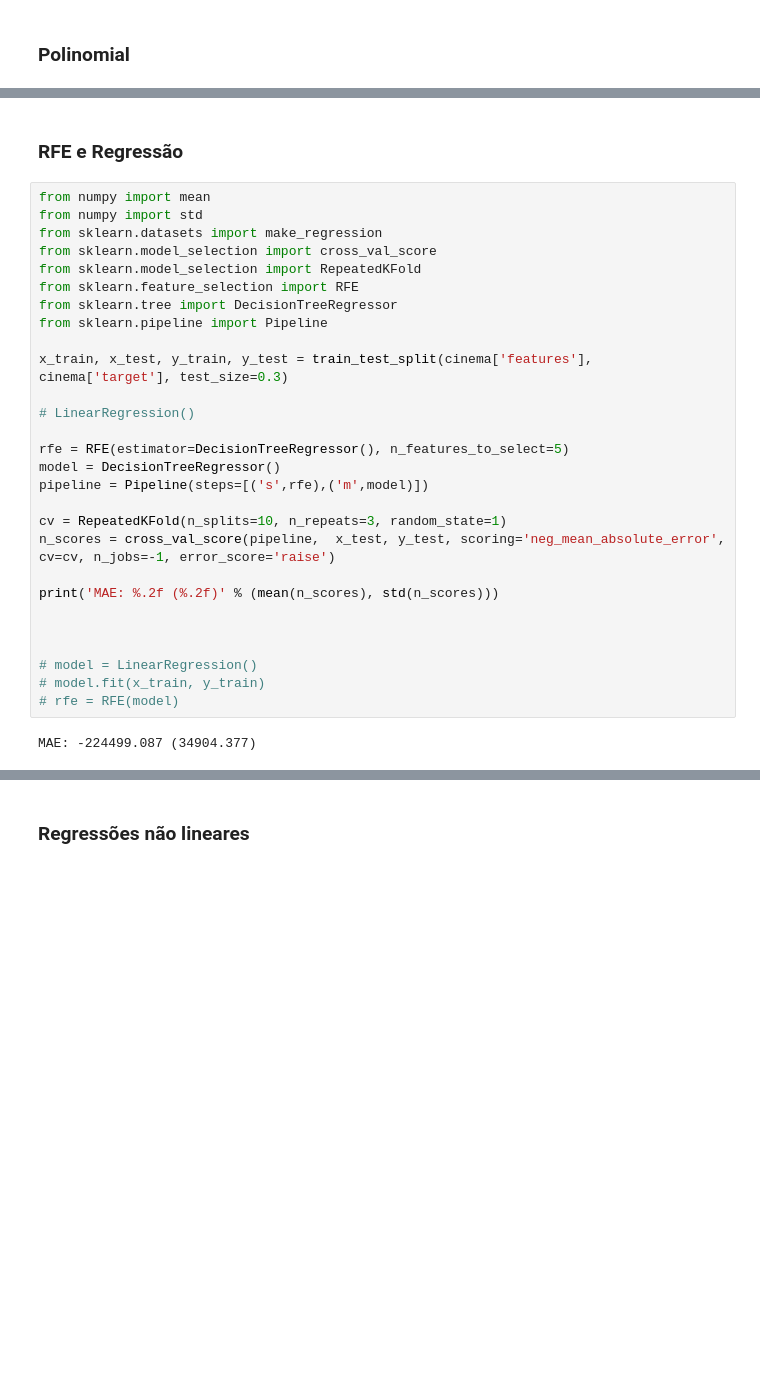
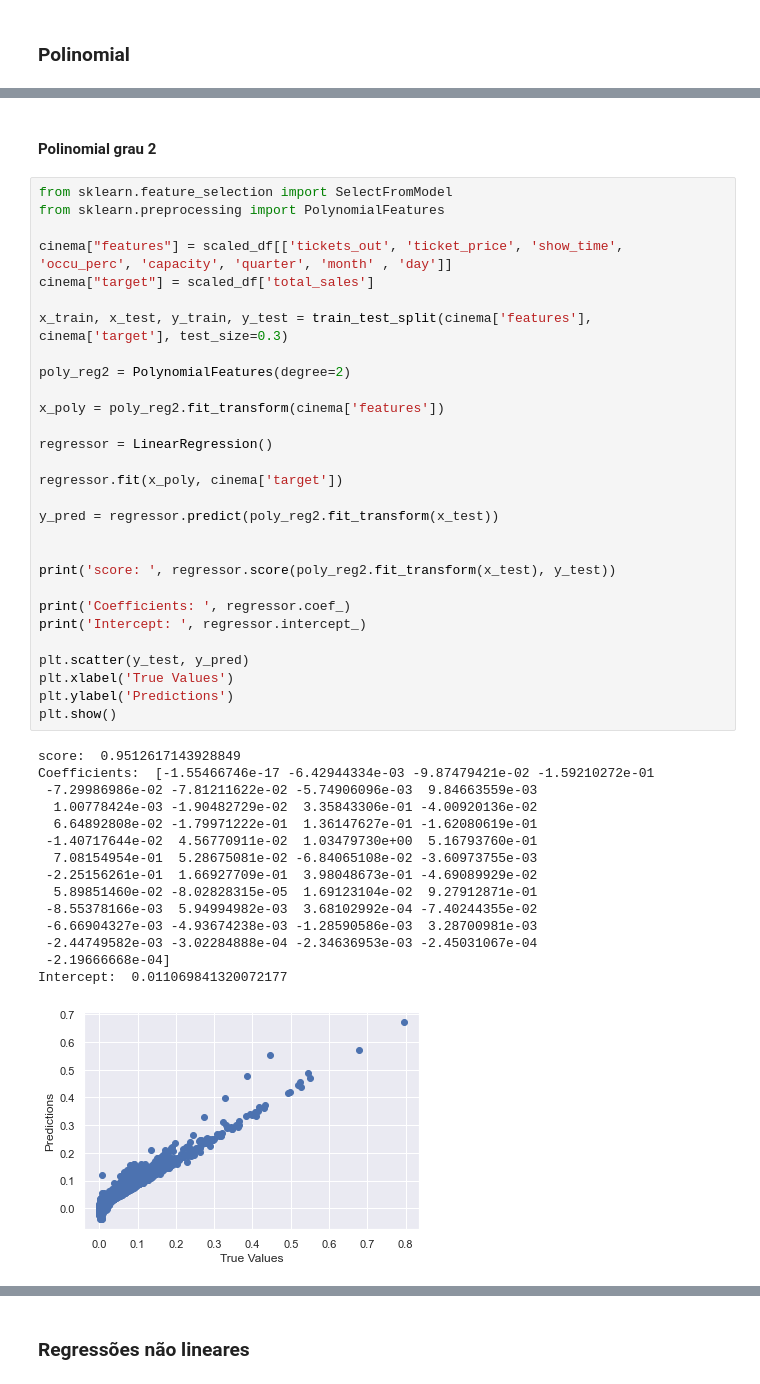
Before and after one commit to Levis33/inf1038-machine-learning, a Jupyter notebook: modelo_regressao.ipynb, the cells around one changed output, grey strips where cells are left out. Saved outputs shown, nothing was run; the diff lists cells and outputs as text; blank space fills up the shorter version.

Commit message:
polinomial e normalizacao

```diff
--- a/modelo_regressao.ipynb
+++ b/modelo_regressao.ipynb
@@ -539,32 +496,47 @@ Podemos observar que ao aumentar o grau do polinomio seu score cai
-# %% [markdown]
-### RFE e Regressão
-# %%
-from numpy import mean
-from numpy import std
-from sklearn.datasets import make_regression
-from sklearn.model_selection import cross_val_score
-from sklearn.model_selection import RepeatedKFold
-from sklearn.feature_selection import RFE
-from sklearn.tree import DecisionTreeRegressor
-from sklearn.pipeline import Pipeline
-
-x_train, x_test, y_train, y_test = train_test_split(cinema['features'], cinema['target'], test_size=0.3)
-
-# LinearRegression()
-
-rfe = RFE(estimator=DecisionTreeRegressor(), n_features_to_select=5)
-model = DecisionTreeRegressor()
-pipeline = Pipeline(steps=[('s',rfe),('m',model)])
-
-cv = RepeatedKFold(n_splits=10, n_repeats=3, random_state=1)
-n_scores = cross_val_score(pipeline,  x_test, y_test, scoring='neg_mean_absolute_error', cv=cv, n_jobs=-1, error_score='raise')
-
-print('MAE: %.2f (%.2f)' % (mean(n_scores), std(n_scores)))
-
-
-
-# model = LinearRegression()
-# model.fit(x_train, y_train)
-# rfe = RFE(model)
-# %% [output]
-MAE: -224499.087 (34904.377)
+# %% [markdown]
+#### Polinomial grau 2
+# %%
+from sklearn.feature_selection import SelectFromModel
+from sklearn.preprocessing import PolynomialFeatures
+
+cinema["features"] = scaled_df[['tickets_out', 'ticket_price', 'show_time',  'occu_perc', 'capacity', 'quarter', 'month' , 'day']]
+cinema["target"] = scaled_df['total_sales']
+
+x_train, x_test, y_train, y_test = train_test_split(cinema['features'], cinema['target'], test_size=0.3)
+
+poly_reg2 = PolynomialFeatures(degree=2)
+
+x_poly = poly_reg2.fit_transform(cinema['features'])
+
+regressor = LinearRegression()
+
+regressor.fit(x_poly, cinema['target'])
+
+y_pred = regressor.predict(poly_reg2.fit_transform(x_test))
+
+
+print('score: ', regressor.score(poly_reg2.fit_transform(x_test), y_test))
+
+print('Coefficients: ', regressor.coef_)
+print('Intercept: ', regressor.intercept_)
+
+plt.scatter(y_test, y_pred)
+plt.xlabel('True Values')
+plt.ylabel('Predictions')
+plt.show()
+# %% [output]
+score:  0.9512617143928849
+Coefficients:  [-1.55466746e-17 -6.42944334e-03 -9.87479421e-02 -1.59210272e-01
+ -7.29986986e-02 -7.81211622e-02 -5.74906096e-03  9.84663559e-03
+  1.00778424e-03 -1.90482729e-02  3.35843306e-01 -4.00920136e-02
+  6.64892808e-02 -1.79971222e-01  1.36147627e-01 -1.62080619e-01
+ -1.40717644e-02  4.56770911e-02  1.03479730e+00  5.16793760e-01
+  7.08154954e-01  5.28675081e-02 -6.84065108e-02 -3.60973755e-03
+ -2.25156261e-01  1.66927709e-01  3.98048673e-01 -4.69089929e-02
+  5.89851460e-02 -8.02828315e-05  1.69123104e-02  9.27912871e-01
+ -8.55378166e-03  5.94994982e-03  3.68102992e-04 -7.40244355e-02
+ -6.66904327e-03 -4.93674238e-03 -1.28590586e-03  3.28700981e-03
+ -2.44749582e-03 -3.02284888e-04 -2.34636953e-03 -2.45031067e-04
+ -2.19666668e-04]
+Intercept:  0.011069841320072177
+[figure, added]
```
Also changed, not shown: parts of 11 cells of this notebook.
